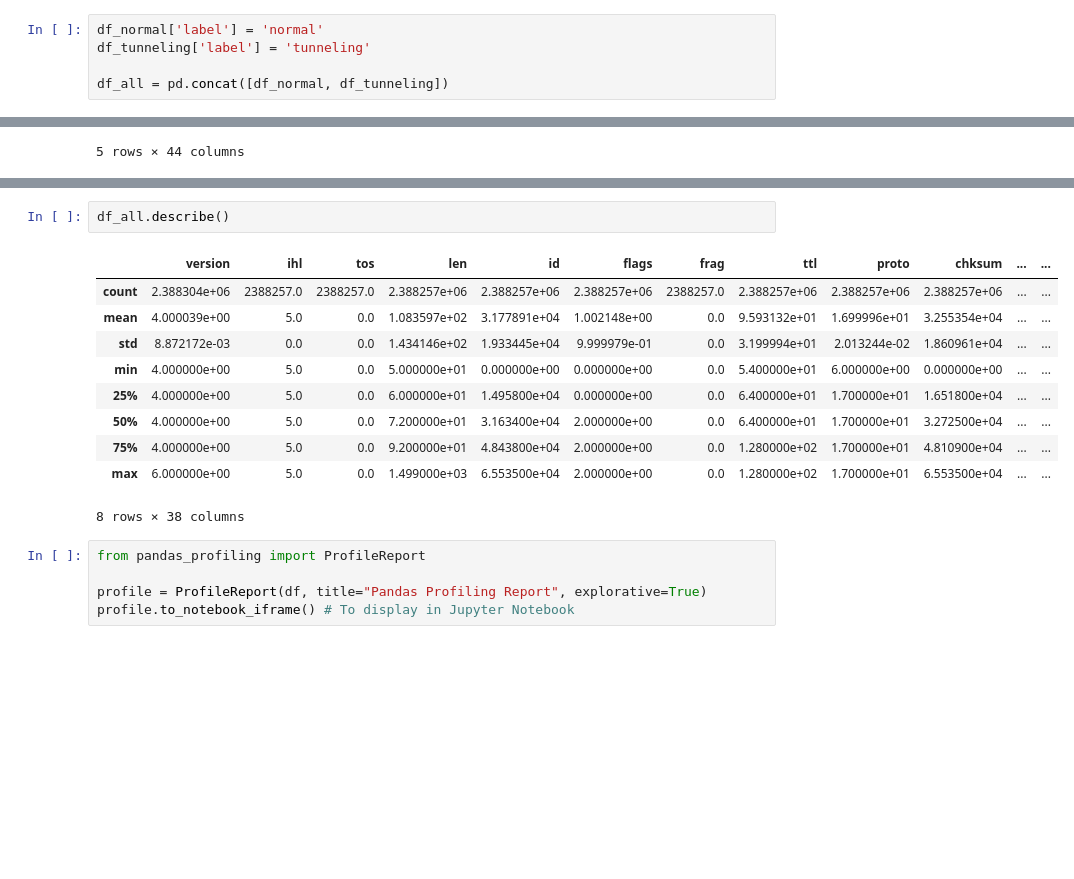
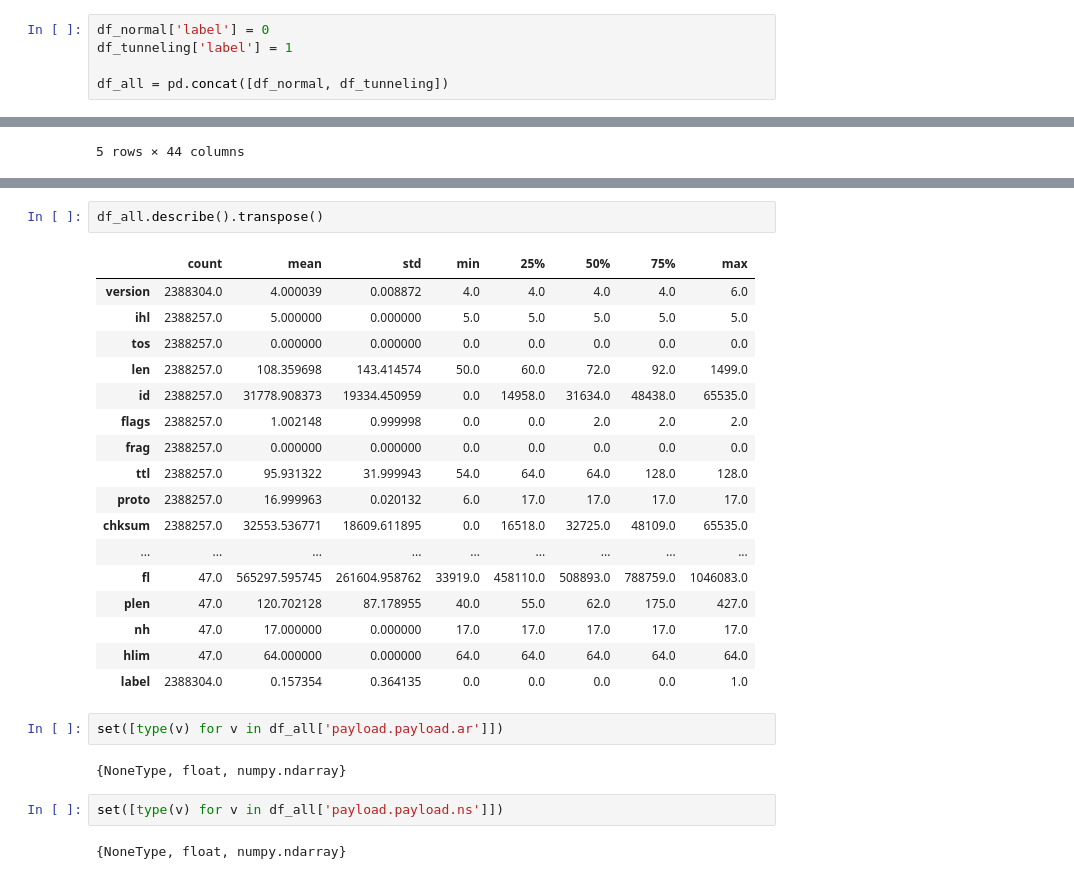
Before and after one commit to marksbluth/ML_course, a Jupyter notebook: day_1_dns/EDA.ipynb, the cells around one changed output, grey strips where cells are left out. Cells and saved outputs as stored; diff of their text form; blank space fills up the shorter version.

```diff
--- a/day_1_dns/EDA.ipynb
+++ b/day_1_dns/EDA.ipynb
@@ -63,8 +63,8 @@ Name: qname, Length: 375810, dtype: object
 # %% [markdown]
 # join data, add label column
 # %%
-df_normal['label'] = 'normal'
-df_tunneling['label'] = 'tunneling'
+df_normal['label'] = 0
+df_tunneling['label'] = 1
 
 df_all = pd.concat([df_normal, df_tunneling])
 # %%
@@ -103,18 +125,28 @@ payload.payload.ns
 # %%
-df_all.describe()
+df_all.describe().transpose()
 # %% [output]
-|  | version | ihl | tos | len | id | flags | frag | ttl | proto | chksum | ... | ... |
-| count | 2.388304e+06 | 2388257.0 | 2388257.0 | 2.388257e+06 | 2.388257e+06 | 2.388257e+06 | 2388257.0 | 2.388257e+06 | 2.388257e+06 | 2.388257e+06 | ... | ... |
-| mean | 4.000039e+00 | 5.0 | 0.0 | 1.083597e+02 | 3.177891e+04 | 1.002148e+00 | 0.0 | 9.593132e+01 | 1.699996e+01 | 3.255354e+04 | ... | ... |
-| std | 8.872172e-03 | 0.0 | 0.0 | 1.434146e+02 | 1.933445e+04 | 9.999979e-01 | 0.0 | 3.199994e+01 | 2.013244e-02 | 1.860961e+04 | ... | ... |
-| min | 4.000000e+00 | 5.0 | 0.0 | 5.000000e+01 | 0.000000e+00 | 0.000000e+00 | 0.0 | 5.400000e+01 | 6.000000e+00 | 0.000000e+00 | ... | ... |
-| 25% | 4.000000e+00 | 5.0 | 0.0 | 6.000000e+01 | 1.495800e+04 | 0.000000e+00 | 0.0 | 6.400000e+01 | 1.700000e+01 | 1.651800e+04 | ... | ... |
-| 50% | 4.000000e+00 | 5.0 | 0.0 | 7.200000e+01 | 3.163400e+04 | 2.000000e+00 | 0.0 | 6.400000e+01 | 1.700000e+01 | 3.272500e+04 | ... | ... |
-| 75% | 4.000000e+00 | 5.0 | 0.0 | 9.200000e+01 | 4.843800e+04 | 2.000000e+00 | 0.0 | 1.280000e+02 | 1.700000e+01 | 4.810900e+04 | ... | ... |
-| max | 6.000000e+00 | 5.0 | 0.0 | 1.499000e+03 | 6.553500e+04 | 2.000000e+00 | 0.0 | 1.280000e+02 | 1.700000e+01 | 6.553500e+04 | ... | ... |
+|  | count | mean | std | min | 25% | 50% | 75% | max |
+| version | 2388304.0 | 4.000039 | 0.008872 | 4.0 | 4.0 | 4.0 | 4.0 | 6.0 |
+| ihl | 2388257.0 | 5.000000 | 0.000000 | 5.0 | 5.0 | 5.0 | 5.0 | 5.0 |
+| tos | 2388257.0 | 0.000000 | 0.000000 | 0.0 | 0.0 | 0.0 | 0.0 | 0.0 |
+| len | 2388257.0 | 108.359698 | 143.414574 | 50.0 | 60.0 | 72.0 | 92.0 | 1499.0 |
+| id | 2388257.0 | 31778.908373 | 19334.450959 | 0.0 | 14958.0 | 31634.0 | 48438.0 | 65535.0 |
+| flags | 2388257.0 | 1.002148 | 0.999998 | 0.0 | 0.0 | 2.0 | 2.0 | 2.0 |
+| frag | 2388257.0 | 0.000000 | 0.000000 | 0.0 | 0.0 | 0.0 | 0.0 | 0.0 |
+| ttl | 2388257.0 | 95.931322 | 31.999943 | 54.0 | 64.0 | 64.0 | 128.0 | 128.0 |
+| proto | 2388257.0 | 16.999963 | 0.020132 | 6.0 | 17.0 | 17.0 | 17.0 | 17.0 |
+| chksum | 2388257.0 | 32553.536771 | 18609.611895 | 0.0 | 16518.0 | 32725.0 | 48109.0 | 65535.0 |
+| ... | ... | ... | ... | ... | ... | ... | ... | ... |
+| fl | 47.0 | 565297.595745 | 261604.958762 | 33919.0 | 458110.0 | 508893.0 | 788759.0 | 1046083.0 |
+| plen | 47.0 | 120.702128 | 87.178955 | 40.0 | 55.0 | 62.0 | 175.0 | 427.0 |
+| nh | 47.0 | 17.000000 | 0.000000 | 17.0 | 17.0 | 17.0 | 17.0 | 17.0 |
+| hlim | 47.0 | 64.000000 | 0.000000 | 64.0 | 64.0 | 64.0 | 64.0 | 64.0 |
+| label | 2388304.0 | 0.157354 | 0.364135 | 0.0 | 0.0 | 0.0 | 0.0 | 1.0 |
-8 rows × 38 columns
-# %%
-from pandas_profiling import ProfileReport
-
-profile = ProfileReport(df, title="Pandas Profiling Report", explorative=True)
-profile.to_notebook_iframe() # To display in Jupyter Notebook
+# %%
+set([type(v) for v in df_all['payload.payload.ar']])
+# %% [output]
+{NoneType, float, numpy.ndarray}
+# %%
+set([type(v) for v in df_all['payload.payload.ns']])
+# %% [output]
+{NoneType, float, numpy.ndarray}
```
Also changed, not shown: parts of 20 cells of this notebook, 2 other files.
